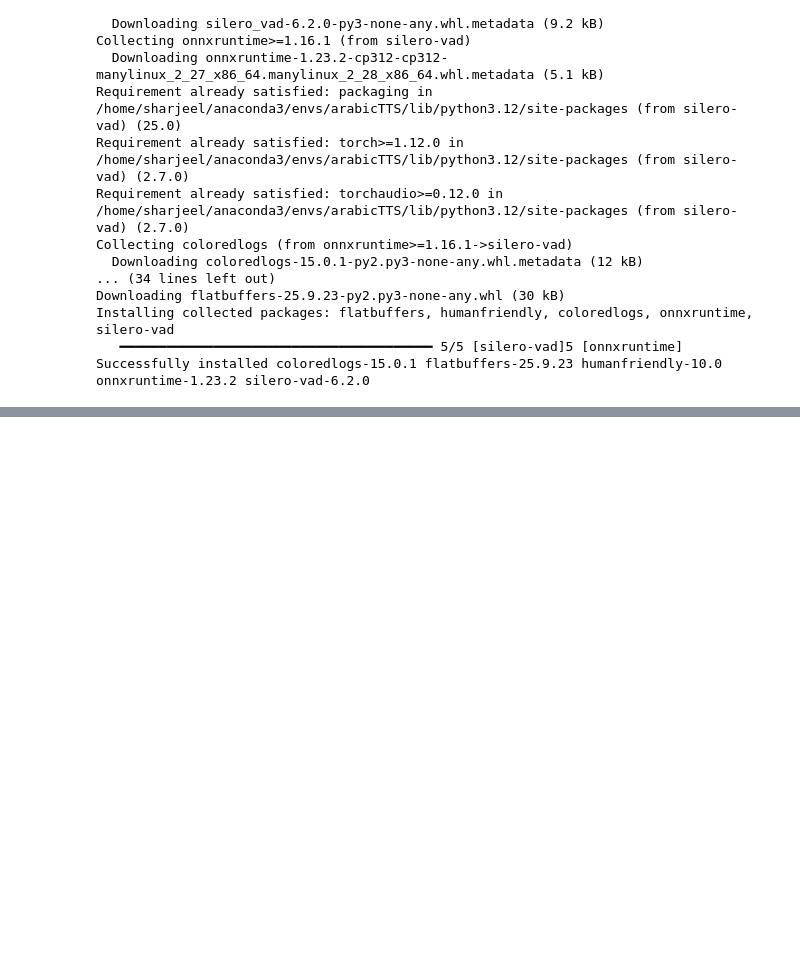
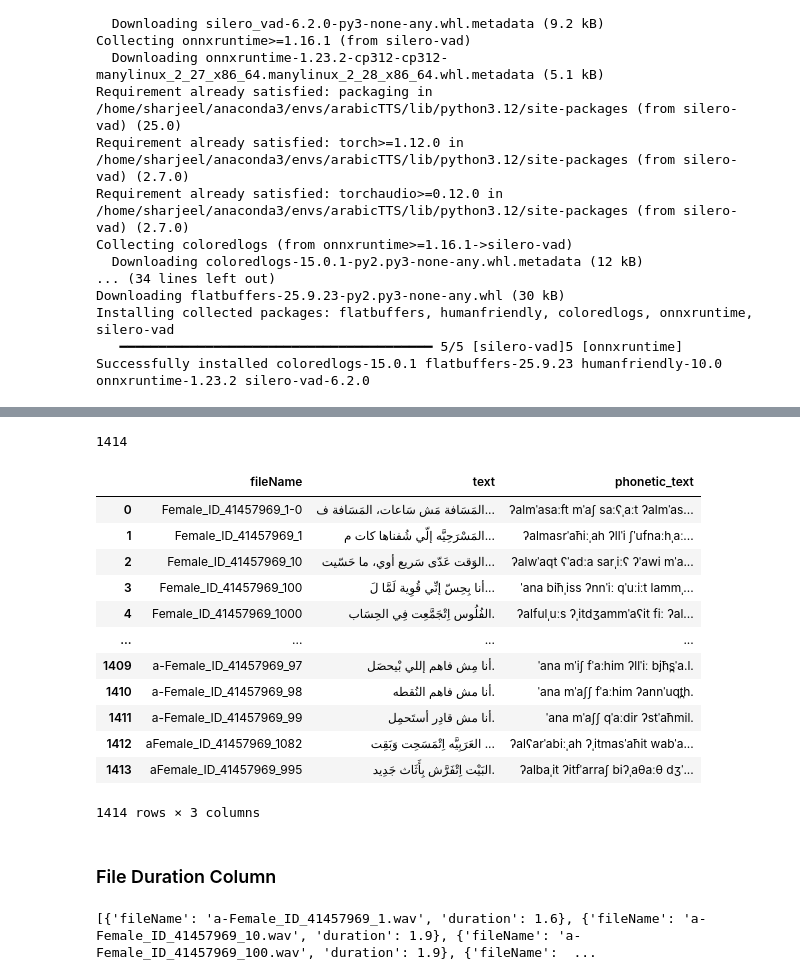
Before and after one commit to Rehan-Ahmad/remove-audio-silence, a Jupyter notebook: workData.ipynb, the cells around one changed output, grey strips where cells are left out. Drawn from its saved outputs; the diff is of its cells as text; code cells hidden in the pictures; blank space fills up the shorter version.

```diff
--- a/workData.ipynb
+++ b/workData.ipynb
@@ -40,0 +226,62 @@ ok          a-Female_ID_41457969_263.wav
+# %%
+# Remove columns we don't need in the final table
+df_final = df_final.drop(columns=['status', 'fileName_norm'], errors='ignore')
+
+print(len(df_final))
+df_final
+# %% [output]
+1414
+|  | fileName | text | phonetic_text |
+| 0 | Female_ID_41457969_1-0 | المَسَافة مَش سَاعات، المَسَافة ف... | ʔalmˈasaːft mˈaʃ saːʕˌaːt ʔalmˈas... |
+| 1 | Female_ID_41457969_1 | المَسْرَحِيَّه إلّي شُفناها كات م... | ʔalmasrˈaħiːˌah ʔllˈi ʃˈufnaːhˌaː... |
+| 2 | Female_ID_41457969_10 | الوَقت عَدّى سَريع أوي، ما حَسّيت... | ʔalwˈaqt ʕˈadːa sarˌiːʕ ʔˈawi mˈa... |
+| 3 | Female_ID_41457969_100 | أنا بِحِسّ إنِّي قُوِية لَمَّا لَ... | ˈana biħˌiss ʔnnˈiː qˈuːiːt lammˌ... |
+| 4 | Female_ID_41457969_1000 | الفُلُوس اِتْجَمَّعِت فِي الحِسَاب. | ʔalfulˌuːs ʔˌitdʒammˈaʕit fiː ʔal... |
+| ... | ... | ... | ... |
+| 1409 | a-Female_ID_41457969_97 | أنا مِش فاهم إللي بْيحصَل. | ˈana mˈiʃ fˈaːhim ʔllˈiː bjħs̪ˈa.l. |
+| 1410 | a-Female_ID_41457969_98 | أنا مش فاهم النُقطه. | ˈana mˈaʃʃ fˈaːhim ʔannˈuqt̪h. |
+| 1411 | a-Female_ID_41457969_99 | أنا مش قادِر أستَحمِل. | ˈana mˈaʃʃ qˈaːdir ʔstˈaħmil. |
+| 1412 | aFemale_ID_41457969_1082 | العَرَبِيَّه اِتْمَسَحِت وَبَقِت ... | ʔalʕarˈabiːˌah ʔˌitmasˈaħit wabˈa... |
+| 1413 | aFemale_ID_41457969_995 | البَيْت اِتْفَرَّش بِأَثَاث جَدِيد. | ʔalbaˌit ʔitfˈarraʃ biʔˌaθaːθ dʒˈ... |
+1414 rows × 3 columns
+# %% [markdown]
+### File Duration Column
+# %%
+import soundfile as sf
+
+def get_wav_duration(file_path):
+  """
+  Calculates the duration of a WAV file.
+
+  Args:
+    file_path: The path to the WAV file.
+
+  Returns:
+    The duration of the WAV file in seconds, or None if an error occurs.
+  """
+  try:
+    info = sf.info(file_path)
+    return info.duration
+  except Exception as e:
+    print(f"Error reading file {file_path}: {e}")
+    return None
+
+import os
+from pathlib import Path
+
+current_directory = Path('./wavs')
+file_list_pathlib = [item.name for item in current_directory.iterdir() if item.is_file()]
+
+
+file_durations = []
+
+
+for file_name in file_list_pathlib:
+  full_file_path = current_directory / file_name
+  duration = get_wav_duration(full_file_path)
+  if duration is not None:
+    file_durations.append({'fileName': file_name, 'duration': duration})
+
+print(file_durations[:5]) # Print first 5 to check
+# %% [output]
+[{'fileName': 'a-Female_ID_41457969_1.wav', 'duration': 1.6}, {'fileName': 'a-Female_ID_41457969_10.wav', 'duration': 1.9}, {'fileName': 'a-Female_ID_41457969_100.wav', 'duration': 1.9}, {'fileName':  ...
```
Also changed, not shown: parts of 11 cells of this notebook, 3 other files.
